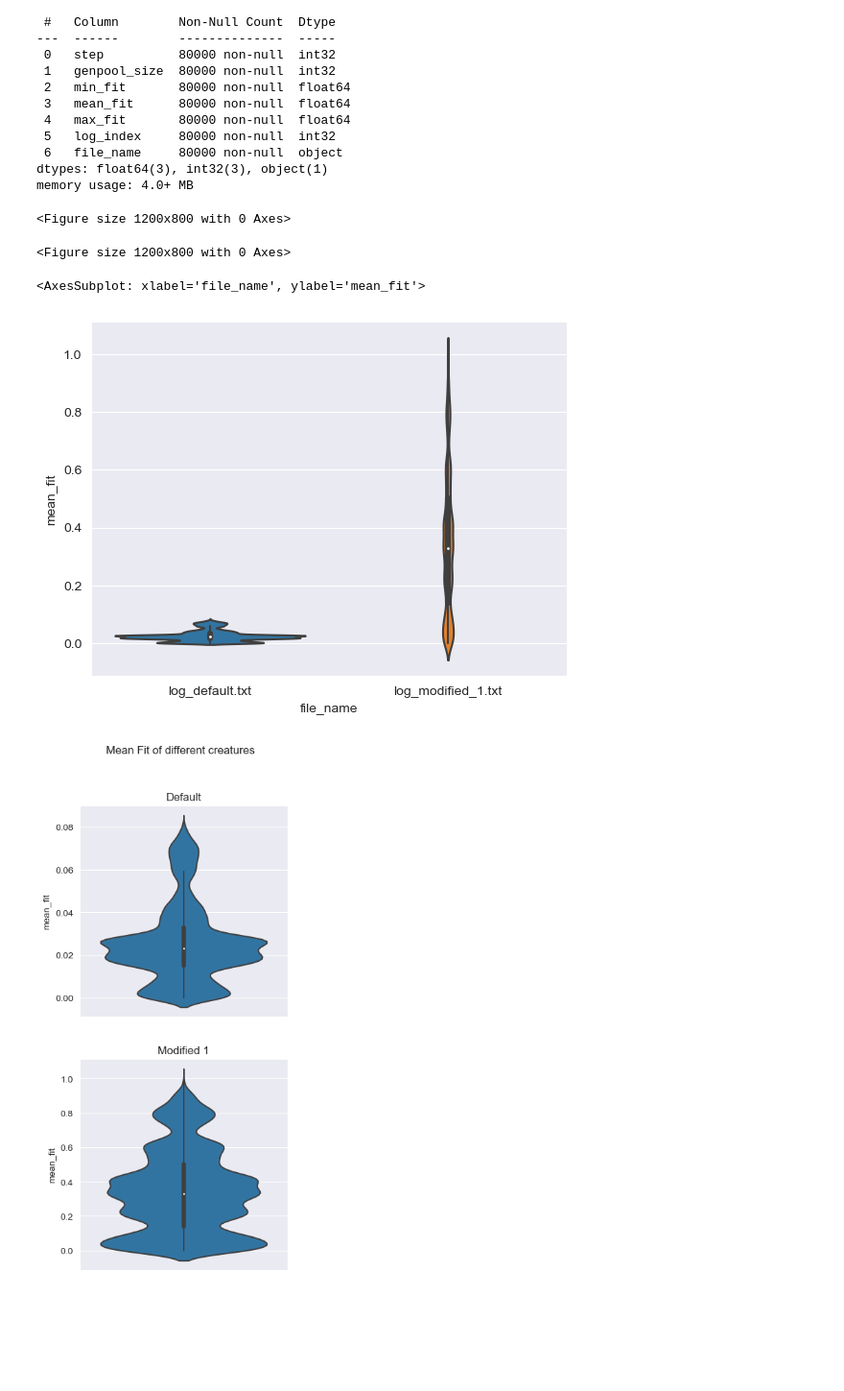
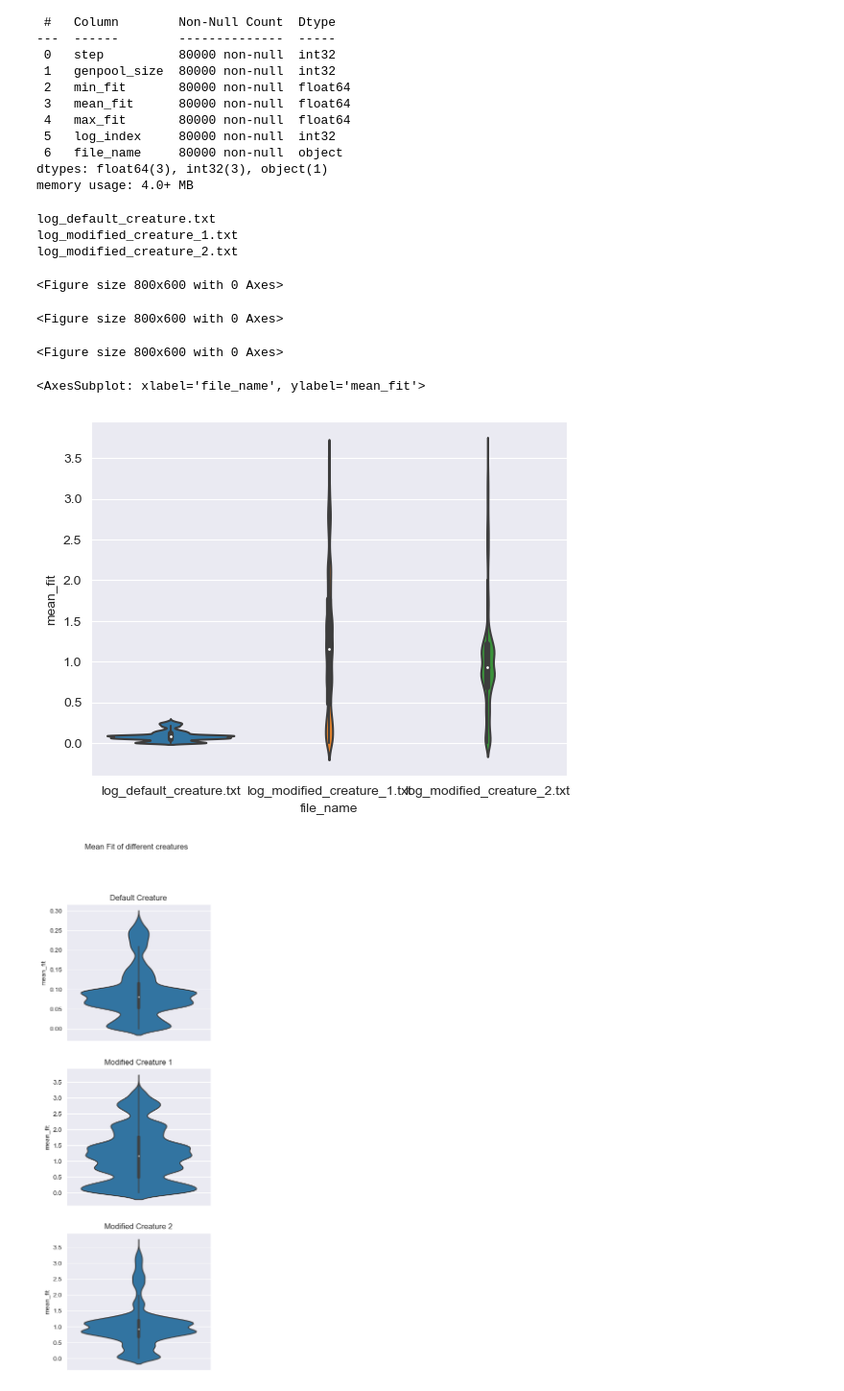
Before and after one commit to adamwilczynski/ALCS, a Jupyter notebook: lab_6_evolutionary_design/log_visualization.ipynb, the cells around one changed output. Shown: that part at 96% size. Saved outputs shown, nothing was run; the diff lists cells and outputs as text; code cells hidden in the pictures; blank space fills up the shorter version.

Commit message:
Create visuals

```diff
--- a/lab_6_evolutionary_design/log_visualization.ipynb
+++ b/lab_6_evolutionary_design/log_visualization.ipynb
@@ -7,6 +7,12 @@ import seaborn as sns
 # %%
 PROGRESS_PARAMETERS = "step genpool_size".split()
 FIT_PARAMETERS = "min_fit mean_fit max_fit".split()
+
+FILE_NAME_LIST = [
+    "log_default_creature.txt",
+    "log_modified_creature_1.txt",
+    "log_modified_creature_2.txt",
+]
 
 def get_log_start_index(log_file_text_line_list: str) -> [int]:
     return [i for i, row in enumerate(log_file_text_line_list) if row.startswith("1 ")]
@@ -52,11 +58,14 @@ def get_concat_df(log_file_name_list: str) -> pd.DataFrame:
 
             df_list.append(log_df)
     concat_df = pd.concat(df_list)
+
     df_fit_parameters = concat_df[FIT_PARAMETERS]
-    concat_df[FIT_PARAMETERS] = (df_fit_parameters - df_fit_parameters.min()) / (df_fit_parameters.max() - df_fit_parameters.min())
+    concat_df[FIT_PARAMETERS] = df_fit_parameters / 100
+    # concat_df[FIT_PARAMETERS] = (df_fit_parameters - df_fit_parameters.min()) / (df_fit_parameters.max() - df_fit_parameters.min())
+
     return concat_df
 
-get_concat_df(["log_default.txt", "log_modified_1.txt"]).info()
+get_concat_df(["log_default_creature.txt", "log_modified_creature_1.txt"]).info()
 # %% [output]
 <class 'pandas.core.frame.DataFrame'>
 Int64Index: 80000 entries, 0 to 3999
@@ -77,6 +86,9 @@ memory usage: 4.0+ MB
 #     "style": "darkgrid"
 # }
 # sns.set(**seaborn_parameters)
+
+def get_creature_name_from_file_name(file_name: str) -> str:
+    return file_name.removeprefix("log_").removesuffix(".txt").replace("_", " ").title()
 
 def file_name_filter(df, file_name):
     return df[df["file_name"] == file_name]
@@ -89,15 +101,16 @@ def create_line_plot(log_concat: pd.DataFrame, creature_name: str):
         "xticks": xticks,
         "xticklabels": ["0"] + [str(tick // 1000) + "k" for tick in xticks[1:]],
         "ylabel": "fit",
-        "xlim":  (10, 40_500)
+        "xlim":  (0, 40_500)
     }
 
-    fig, axes = plt.subplots(3, 1, sharex="all", figsize=(12, 8))
+    fig, axes = plt.subplots(1, 2, figsize=(8, 6), sharey="all")
     fig.suptitle(f'Fit of {creature_name}', fontsize=16)
 
     plt.tight_layout()
 
-    for y, ax, title in zip(FIT_PARAMETERS, axes, FIT_PARAMETERS):
+    fit_without_min = FIT_PARAMETERS[1:]
+    for y, ax, title in zip(fit_without_min, axes, fit_without_min):
         sns.lineplot(
             log_concat[df_filter],
             x="step",
@@ -107,7 +120,7 @@ def create_line_plot(log_concat: pd.DataFrame, creature_name: str):
             ax=ax,
             legend=False
         )
-        ax.locator_params(axis='y', nbins=5)
+        # ax.locator_params(axis='y', nbins=5)
 
         ax.set(**plot_parameters)
         ax.set(title=title.removesuffix("_fit"))
@@ -115,27 +128,28 @@ def create_line_plot(log_concat: pd.DataFrame, creature_name: str):
     plt.savefig(f"plots/line/line_plot_{'_'.join(creature_name.split())}.png", bbox_inches='tight')
     plt.clf()
 
-file_creature_name_association = {
-    "log_default.txt": "Default Creatures",
-    "log_modified_1.txt": "Modified Creature 1",
-    }
-log_concat = get_concat_df(file_creature_name_association.keys())
-for file_name, creature_name in file_creature_name_association.items():
-    create_line_plot(file_name_filter(log_concat, file_name), creature_name)
+log_concat = get_concat_df(FILE_NAME_LIST)
+for file_name in FILE_NAME_LIST:
+    print(file_name)
+    create_line_plot(file_name_filter(log_concat, file_name), get_creature_name_from_file_name(file_name))
 # %% [output]
-<Figure size 1200x800 with 0 Axes>
+log_default_creature.txt
+log_modified_creature_1.txt
+log_modified_creature_2.txt
-<Figure size 1200x800 with 0 Axes>
+<Figure size 800x600 with 0 Axes>
+<Figure size 800x600 with 0 Axes>
+<Figure size 800x600 with 0 Axes>
 # %%
 sns.violinplot(log_concat, y="mean_fit", x="file_name")
 # %% [output]
 <AxesSubplot: xlabel='file_name', ylabel='mean_fit'>
-[figure, old version]
+[figure, new version]
 # %%
-fig, axes = plt.subplots(2, 1, figsize=(4, 9), sharex="all")
+fig, axes = plt.subplots(3, 1, figsize=(4, 13), sharex="all")
 fig.suptitle("Mean Fit of different creatures")
-for i, file_name in enumerate(file_creature_name_association.keys()):
+for i, file_name in enumerate(FILE_NAME_LIST):
     sns.violinplot(file_name_filter(log_concat, file_name), y="mean_fit", ax=axes[i])
-    axes[i].set(title=file_name.removeprefix("log_").removesuffix(".txt").replace("_", " ").title())
+    axes[i].set(title=get_creature_name_from_file_name(file_name).title())
 plt.savefig("plots/violin/violin.png", bbox_inches='tight')
 # %% [output]
-[figure, old version]
+[figure, new version]
```
Also changed, not shown: 5 other files.
